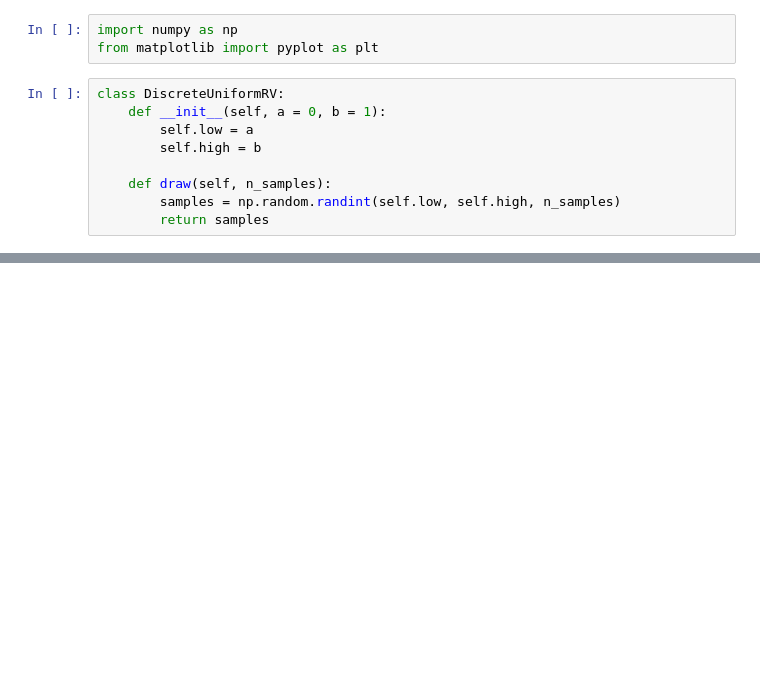
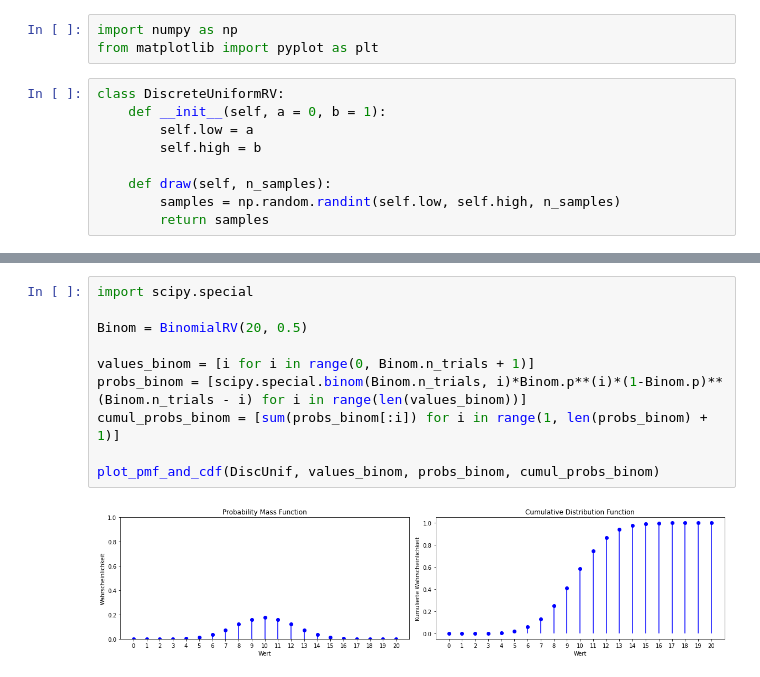
Before and after one commit to MarcelDeSutter/udemy_data_science, a Jupyter notebook: notebooks/08_Grundlagen_Statistik/08-03_Diskrete_Zufallsvariablen.ipynb, the cells around one changed output, grey strips where cells are left out. Drawn from its saved outputs; the diff is of its cells as text; blank space fills up the shorter version.

```diff
--- a/notebooks/08_Grundlagen_Statistik/08-03_Diskrete_Zufallsvariablen.ipynb
+++ b/notebooks/08_Grundlagen_Statistik/08-03_Diskrete_Zufallsvariablen.ipynb
@@ -46,0 +119,12 @@ plt.xticks(values, values);
+# %%
+import scipy.special
+
+Binom = BinomialRV(20, 0.5)
+
+values_binom = [i for i in range(0, Binom.n_trials + 1)]
+probs_binom = [scipy.special.binom(Binom.n_trials, i)*Binom.p**(i)*(1-Binom.p)**(Binom.n_trials - i) for i in range(len(values_binom))]
+cumul_probs_binom = [sum(probs_binom[:i]) for i in range(1, len(probs_binom) + 1)]
+
+plot_pmf_and_cdf(DiscUnif, values_binom, probs_binom, cumul_probs_binom)
+# %% [output]
+[figure, added]
```
Also changed, not shown: parts of 10 cells of this notebook.
